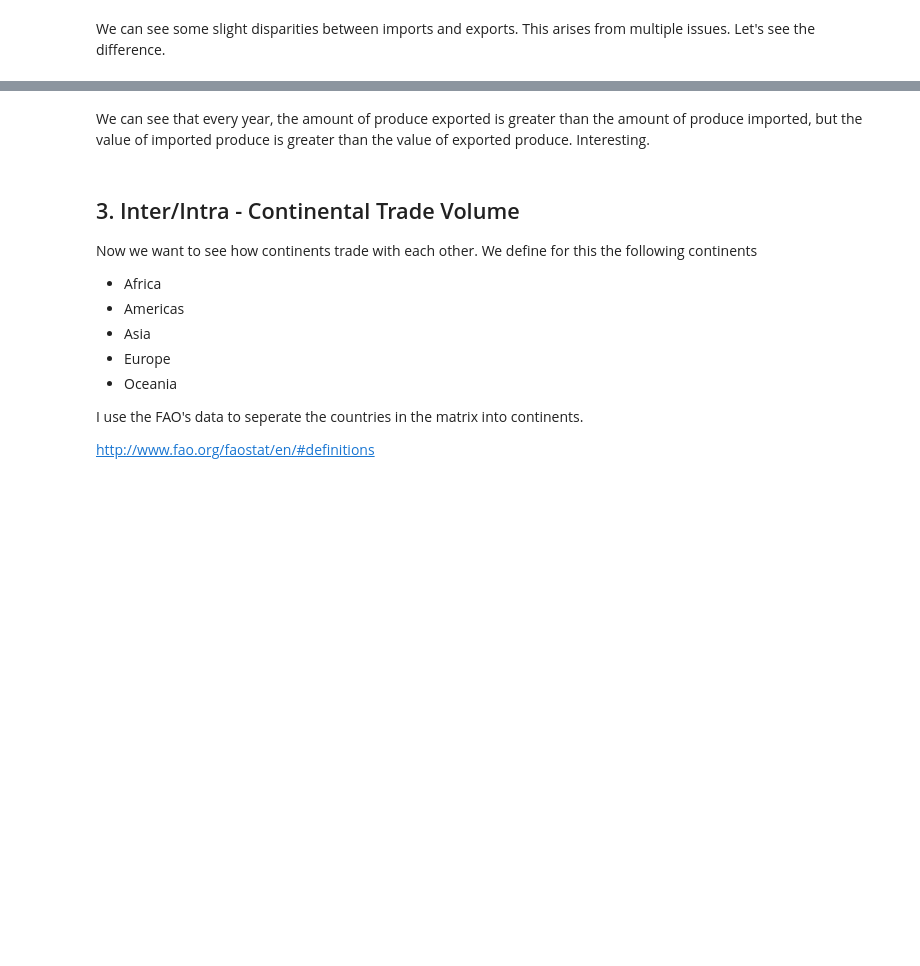
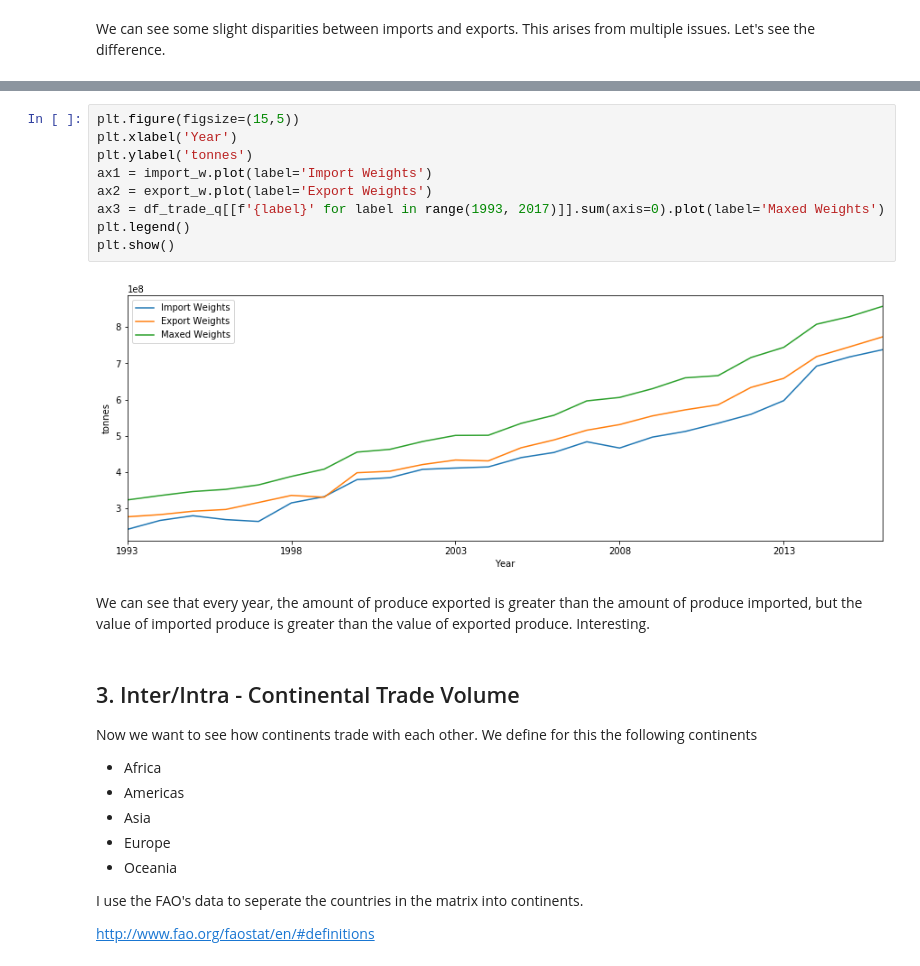
Before and after one commit to n-poulsen/GranADA, a Jupyter notebook: code/GlobalTradeChanges.ipynb, the cells around one changed output, grey strips where cells are left out. Cells and saved outputs as stored; diff of their text form; blank space fills up the shorter version.

Commit message:
Added stuff to global trade

```diff
--- a/code/GlobalTradeChanges.ipynb
+++ b/code/GlobalTradeChanges.ipynb
@@ -81,3 +127,14 @@ plot_trade(diff_w, diff_v, 'Import - Export')
+# %%
+plt.figure(figsize=(15,5))
+plt.xlabel('Year')
+plt.ylabel('tonnes')
+ax1 = import_w.plot(label='Import Weights')
+ax2 = export_w.plot(label='Export Weights')
+ax3 = df_trade_q[[f'{label}' for label in range(1993, 2017)]].sum(axis=0).plot(label='Maxed Weights')
+plt.legend()
+plt.show()
+# %% [output]
+[figure, added]
 # %% [markdown]
 We can see that every year, the amount of produce exported is greater than the amount of produce imported, but the value of imported produce is greater than the value of exported produce. Interesting.
 # %% [markdown]
```
Also changed, not shown: parts of 19 cells of this notebook.
